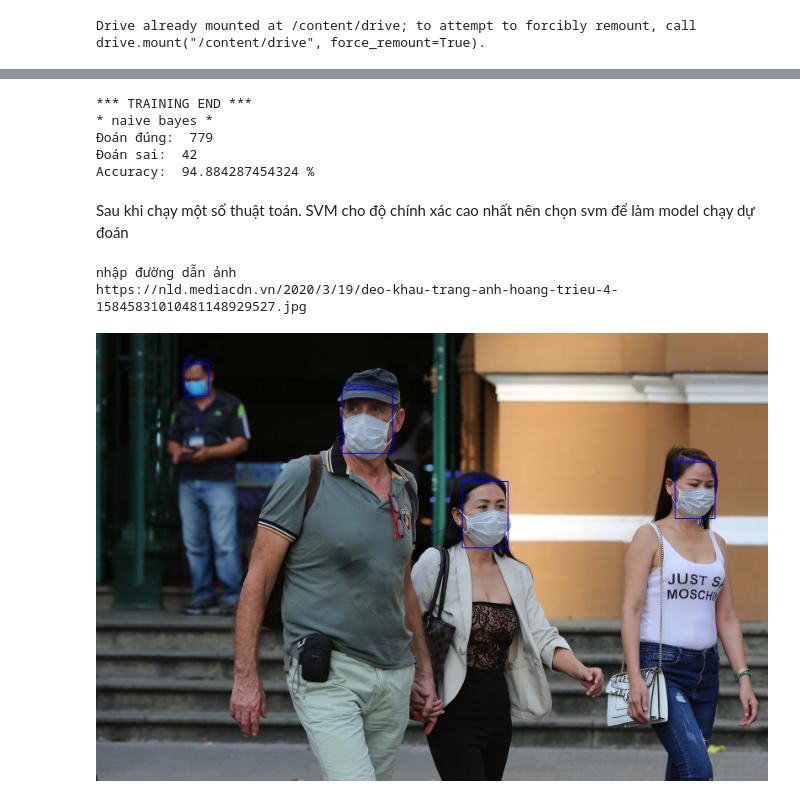
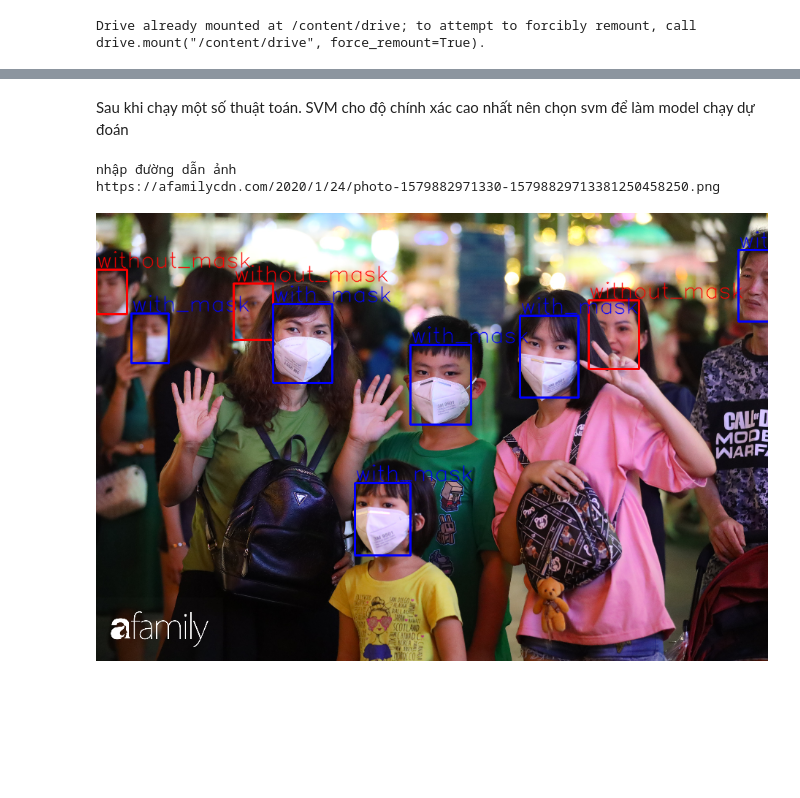
Before and after one commit to buixuanthanh96/CS114.K21, a Jupyter notebook: đồ_án_cuối_kỳ.ipynb, the cells around one changed output, grey strips where cells are left out. Saved outputs shown, nothing was run; the diff lists cells and outputs as text; code cells hidden in the pictures; blank space fills up the shorter version.

```diff
--- a/đồ_án_cuối_kỳ.ipynb
+++ b/đồ_án_cuối_kỳ.ipynb
@@ -81,9 +83 @@ for label in os.listdir(path_to_image) :
         i=i+1
-# %%
-print("Ảnh gốc:")
-img= cv2.imread("/content/drive/My Drive/mask_data/data/mask/1.png",cv2.IMREAD_COLOR)
-cv2_imshow(img)
-
-print("\n\nẢnh sau khi xử lý detect:")
-img1= cv2.imread("/content/drive/My Drive/mask_data/traindata/mask/1.png",cv2.IMREAD_COLOR)
-cv2_imshow(img1)
@@ -94,0 +106,19 @@ cv2_imshow(img1)
+# %%
+# Ảnh sau khi sử lý tách face
+import matplotlib.image as mpimg
+import numpy as np
+import matplotlib.pyplot as plt
+
+w=96
+h=128
+fig=plt.figure(figsize=(8, 4))
+columns = 6
+rows = 2
+j=50
+for i in range(1, columns*rows +1):
+    img= mpimg.imread(X[j][0])
+    fig.add_subplot(rows, columns, i)
+    plt.imshow(img)
+    plt.axis('off')
+    j=j+100
+plt.show()
@@ -108,21 +140,25 @@ without mask:  1459
 # %%
 #xây dựng inputdata và dán nhãn dữ liêu
-
+import numpy as np
+import pandas as pd
 
 path_to_image="/content/drive/My Drive/mask_data/traindata/"
 X = [] #chứa image
 Y = [] #chứa label
+data=[]
 for label in os.listdir(path_to_image) :
   for img_file in os.listdir(os.path.join(path_to_image, label)):
     if not (label.startswith('.') or img_file.startswith('.')):
       img = glob2.glob(os.path.join(path_to_image+label+"/", img_file))
       X.append(img)
       Y.append(label)
+      data.append((img,label))
 # Create train.txt
 # with open("train.txt", "w") as f:
 #   for idx in np.arange(len(all_files)):
 #     # if idx not in rand_idx:
 #     f.write(all_files[idx]+'\n')
 
-print(X[0], Y[0])
+df = pd.DataFrame({'image_path':X,"label":Y})
+df
 # %% [output]
@@ -150,5 +195,5 @@ print(X_features[0])
 # %%
-
-X_train, X_test, Y_train, Y_test= train_test_split(X_features,Y,test_size=0.3)
+#phân chia dữ liệu train/test
+X_train, X_test, Y_train, Y_test= train_test_split(X_features,Y,test_size=0.2)
 print("TRAIN: "+str(len(X_train))+ " TEST: "+str(len(X_test)))
 # %% [output]
@@ -290,35 +336,3 @@ total run-time: 359.385252 ms
-# %%
-#train và test với naive_bayes Random Forest
-
-#Create model
-clf_rf=RandomForestClassifier(n_estimators=500)
-
-#Train the model
-clf_rf.fit(X_train,Y_train)
-print("*** TRAINING END ***")
-predict = clf_rf.predict(X_test)
-
-idx = 0
-true = 0
-false = 0
-for i in X_test:
-    if predict[idx]==Y_test[idx]:
-        true +=1
-    else:
-        false +=1
-    idx +=1
-
-accuracy =  (true/(true+false))*100
-print("* naive bayes *")
-print("Đoán đúng: ",true)
-print("Đoán sai: ",false)
-print("Accuracy: ",accuracy, "%")
-# %% [output]
-*** TRAINING END ***
-* naive bayes *
-Đoán đúng:  779
-Đoán sai:  42
-Accuracy:  94.884287454324 %
 # %% [markdown]
 Sau khi chạy một số thuật toán. SVM cho độ chính xác cao nhất nên chọn svm để làm model chạy dự đoán
 # %%
@@ -343,34 +356,34 @@ if not (path_to_image.startswith('https://')):
 else:
   image=download(path_to_image,"test.png")
 
 detector = face_detection.build_detector("DSFDDetector", confidence_threshold=.5, nms_iou_threshold=.3) # khởi tạo "model"
 detections = detector.detect(image) # nhận diện gương mặt trong ảnh
 #color in BGR
 color1 = (255, 0, 0)
 color2 = (0, 0, 255)
 # Line thickness of 2 px
 thickness = 2
 font = cv2.FONT_HERSHEY_SIMPLEX
 
 # Draw detect box on image
 for face in range(len(detections)):
   pts1 = (detections[face][0],detections[face][1])
   pts2 = (detections[face][2],detections[face][3])
   img_crop = image[(int)(detections[face][1]):(int)(detections[face][3]), (int)(detections[face][0]):(int)(detections[face][2]), :]
 
   img = cv2.resize(src=img_crop, dsize=(96, 128))
   img=cv2.cvtColor(img, cv2.COLOR_BGR2GRAY)
   hog = cv2.HOGDescriptor()
   feature_hog = hog.compute(img).flatten()
-  pre=clf_svm.predict([feature_hog])
-  if(pre[0]=="mask"):
+  pre=clf_knn.predict([feature_hog])
+  if(pre[0]=="with_mask"):
     color=color1
   else:
     color=color2
   image = cv2.rectangle(image, pts1, pts2, color, thickness)
   cv2.putText(image,pre[0],((int)(detections[face][0]),(int)(detections[face][1])-3), font, 1,color,1,cv2.LINE_AA)
 cv2_imshow(image)
 # %% [output]
 nhập đường dẫn ảnh
-https://nld.mediacdn.vn/2020/3/19/deo-khau-trang-anh-hoang-trieu-4-15845831010481148929527.jpg
+https://afamilycdn.com/2020/1/24/photo-1579882971330-15798829713381250458250.png
-[figure, old version]
+[figure, new version]
```
Also changed, not shown: parts of 21 cells of this notebook.
